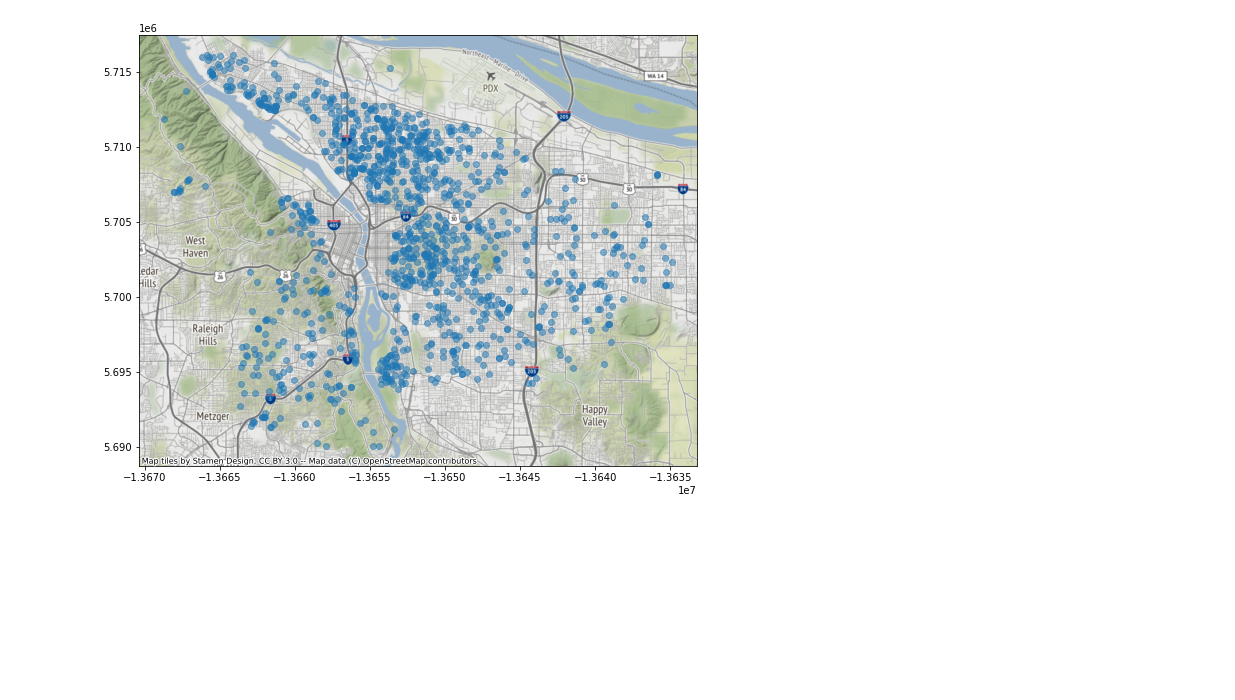
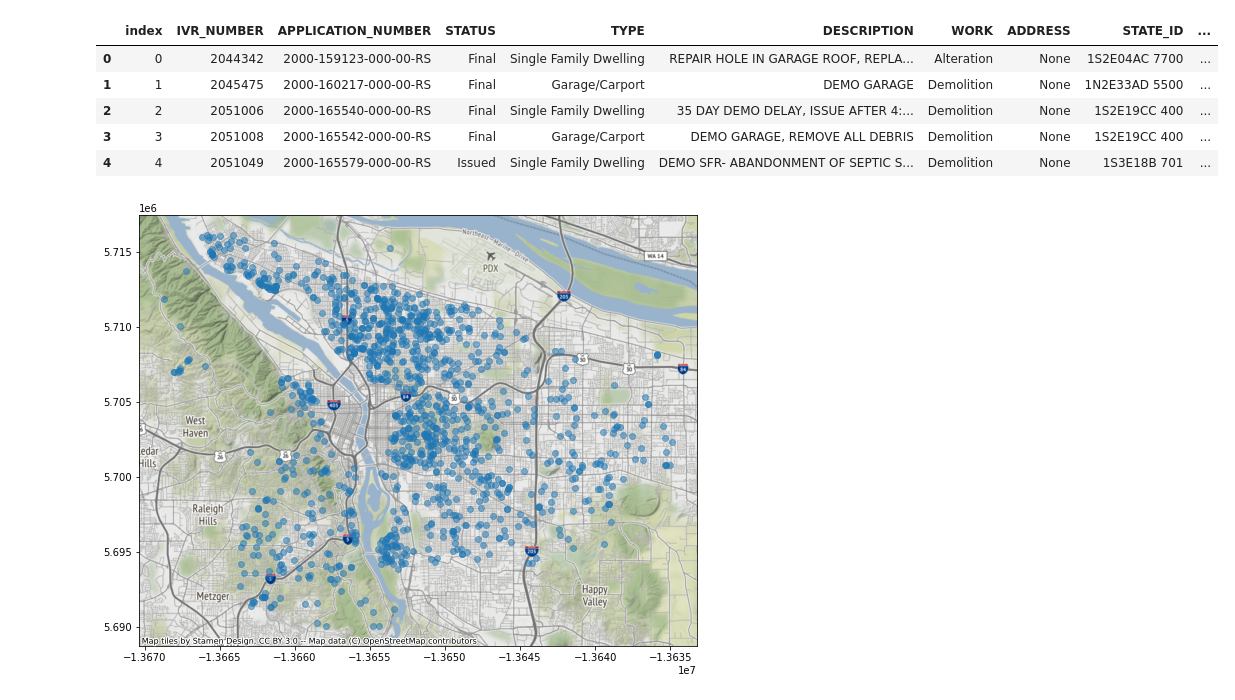
Before and after one commit to buchmayne/adyou, a Jupyter notebook: permits/Permits-EDA.ipynb, the cells around one changed output. Drawn from its saved outputs; the diff is of its cells as text; code cells hidden in the pictures; blank space fills up the shorter version.

```diff
--- a/permits/Permits-EDA.ipynb
+++ b/permits/Permits-EDA.ipynb
@@ -17,3 +18,12 @@ permits = gpd.read_postgis(sql=permits_query, con=engine, geom_col='geometry')
+# %%
+permits.head()
+# %% [output]
+|  | index | IVR_NUMBER | APPLICATION_NUMBER | STATUS | TYPE | DESCRIPTION | WORK | ADDRESS | STATE_ID | ... |
+| 0 | 0 | 2044342 | 2000-159123-000-00-RS | Final | Single Family Dwelling | REPAIR HOLE IN GARAGE ROOF, REPLA... | Alteration | None | 1S2E04AC 7700 | ... |
+| 1 | 1 | 2045475 | 2000-160217-000-00-RS | Final | Garage/Carport | DEMO GARAGE | Demolition | None | 1N2E33AD 5500 | ... |
+| 2 | 2 | 2051006 | 2000-165540-000-00-RS | Final | Single Family Dwelling | 35 DAY DEMO DELAY, ISSUE AFTER 4:... | Demolition | None | 1S2E19CC 400 | ... |
+| 3 | 3 | 2051008 | 2000-165542-000-00-RS | Final | Garage/Carport | DEMO GARAGE, REMOVE ALL DEBRIS | Demolition | None | 1S2E19CC 400 | ... |
+| 4 | 4 | 2051049 | 2000-165579-000-00-RS | Issued | Single Family Dwelling | DEMO SFR- ABANDONMENT OF SEPTIC S... | Demolition | None | 1S3E18B 701 | ... |
 # %%
 adu_permits = permits[permits['IS_ADU'] == 'True'].copy()
 # %%
```
Also changed, not shown: parts of 3 cells of this notebook.
